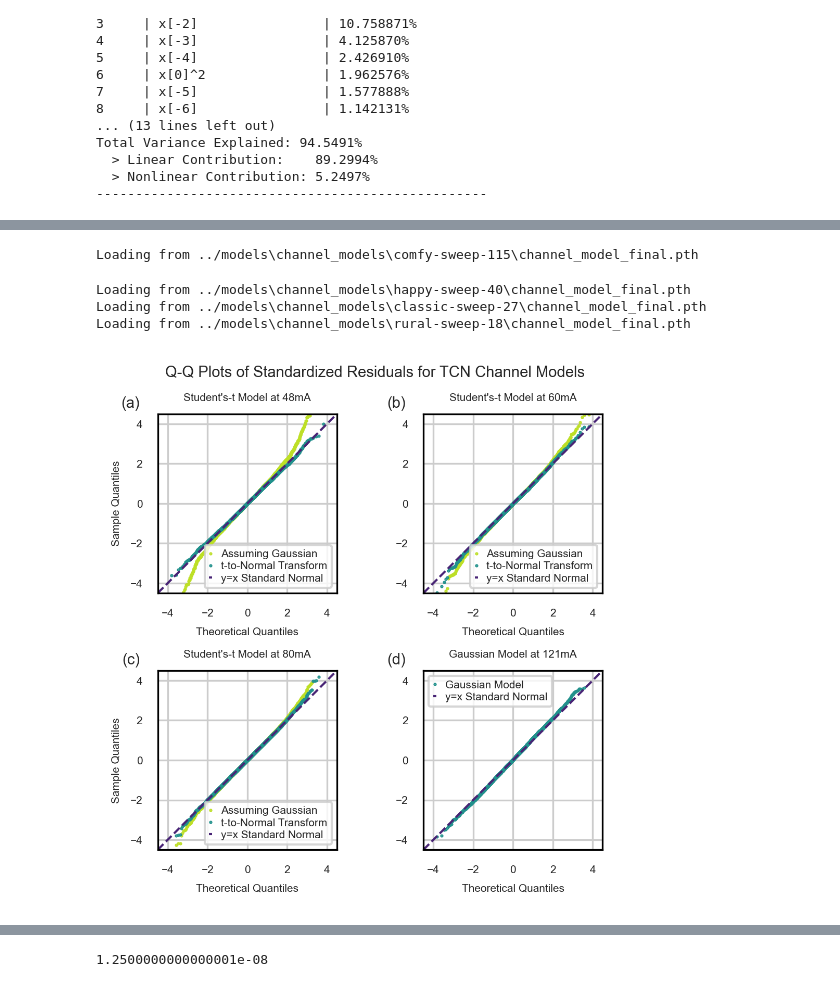
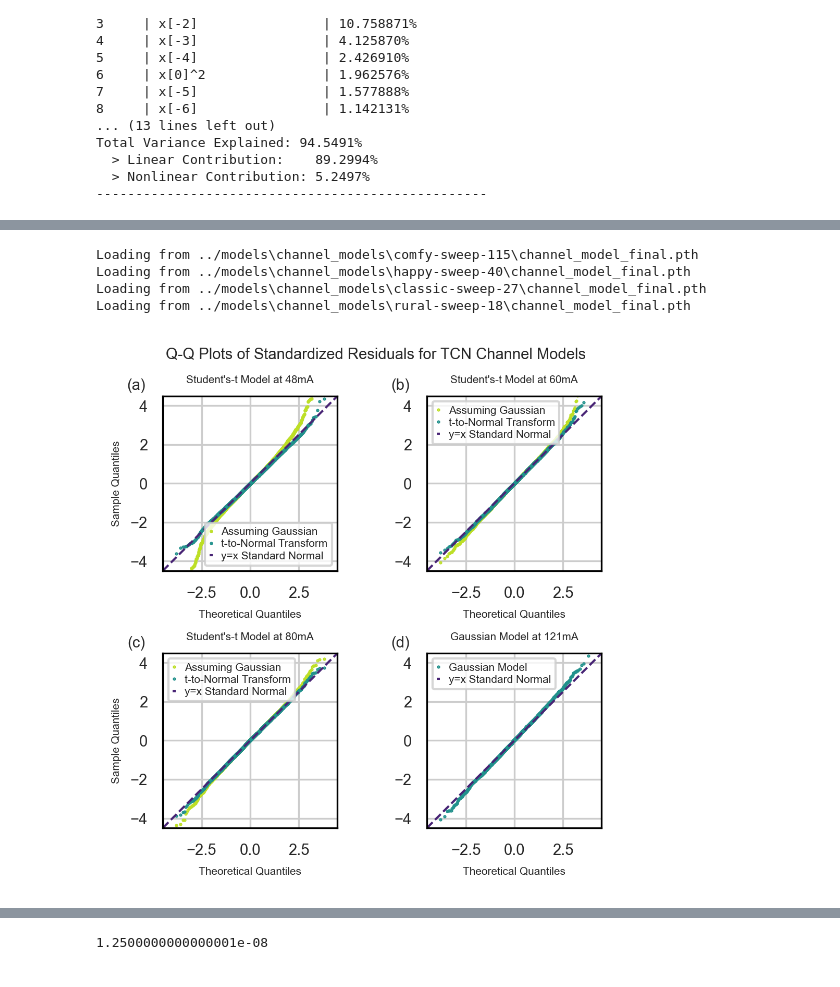
Before and after one commit to UW-Photonics-Lab/prob_tcn_for_LED, a Jupyter notebook: notebooks/make_figures.ipynb, the cells around one changed output, grey strips where cells are left out. Drawn from its saved outputs; the diff is of its cells as text; code cells hidden in the pictures.

```diff
--- a/notebooks/make_figures.ipynb
+++ b/notebooks/make_figures.ipynb
@@ -874,17 +883,17 @@ axs[0].set_ylabel('Var of Nu')
 axs[0].tick_params(axis='y')
 axs[1].set_ylabel('Var of Std')
 axs[1].tick_params(axis='y')
-fig.suptitle('Learned Uncertainty Variances vs Input Power')
+fig.suptitle('Learned Uncertainty Variances vs Normalized Input Power', y=0.9)
 
 # Add subplot labels (a, b, c)
 for i, ax in enumerate(axs):
-    ax.text(-0.1, 1.1, f"({chr(97 + i)})", transform=ax.transAxes,
-            fontsize=7, va='top', ha='right')
-plt.tight_layout(rect=[1, 1, 1, 1]) # Adjust rect to make room for suptitle
+    ax.text(-0.1, 1.05, f"({chr(97 + i)})", transform=ax.transAxes,
+            fontsize=PLOT_FONT_SIZE, va='top', ha='right')
+plt.tight_layout(rect=[0, 0.03, 1, 0.95])
 axs[0].grid(True)
 axs[1].grid(True)
-axs[0].set_xlabel('Input Power Level (Mean Squared Amplitude)')
-axs[1].set_xlabel('Input Power Level (Mean Squared Amplitude)')
+axs[0].set_xlabel('Normalized Input Power Level (Mean Squared Amplitude)')
+axs[1].set_xlabel('Normalized Input Power Level (Mean Squared Amplitude)')
 plt.savefig(
     os.path.join(PLOT_PATH, "learned_uncertainty_variances.svg"),
     format='svg',
@@ -954,17 +963,17 @@ axs[0].set_ylabel('Mean of Nu')
 axs[0].tick_params(axis='y')
 axs[1].set_ylabel('Mean of Std')
 axs[1].tick_params(axis='y')
-fig.suptitle('Learned Mean Uncertainty vs Input Power')
+fig.suptitle('Learned Mean Uncertainty vs Normalized Input Power', y=0.9)
 
 # Add subplot labels (a, b, c)
 for i, ax in enumerate(axs):
-    ax.text(-0.1, 1.1, f"({chr(97 + i)})", transform=ax.transAxes,
-            fontsize=7, va='top', ha='right')
-plt.tight_layout(rect=[1, 1, 1, 1]) # Adjust rect to make room for suptitle
+    ax.text(-0.1, 1.05, f"({chr(97 + i)})", transform=ax.transAxes,
+            fontsize=PLOT_FONT_SIZE, va='top', ha='right')
+plt.tight_layout(rect=[0, 0.03, 1, 0.95])
 axs[0].grid(True)
 axs[1].grid(True)
-axs[0].set_xlabel('Input Power Level (Mean Squared Amplitude)')
-axs[1].set_xlabel('Input Power Level (Mean Squared Amplitude)')
+axs[0].set_xlabel('Normalized Input Power Level (Mean Squared Amplitude)')
+axs[1].set_xlabel('Normalized Input Power Level (Mean Squared Amplitude)')
 plt.savefig(
     os.path.join(PLOT_PATH, "learned_mean_uncertainty.svg"),
     format='svg',
@@ -985,6 +994,6 @@ Loading from ../models\channel_models\rural-sweep-18\channel_model_final.pth
 # %%
 fig, axs =plt.subplots(2, 2, figsize=(fig_width, fig_height), constrained_layout=True)
-plt.suptitle("Q-Q Plots of Standardized Residuals for TCN Channel Models", fontsize=7)
+plt.suptitle("Q-Q Plots of Standardized Residuals for TCN Channel Models", fontsize=PLOT_FONT_SIZE)
 axes = (axs[0,0], axs[0,1], axs[1,0], axs[1,1])
 iter = 0
 for (dc_bias, ax) in zip(models.keys(), axes):
@@ -1018,15 +1027,15 @@ for (dc_bias, ax) in zip(models.keys(), axes):
         ax.plot([-4.5, 4.5], [-4.5, 4.5], color=cmap(0.1), linestyle='--', label='y=x Standard Normal')
         ax.set_xlim([-4.5, 4.5])
         ax.set_ylim([-4.5, 4.5])
-        ax.set_title(f"Gaussian Model at {dc_bias}", fontsize=5)
-        ax.set_xlabel("Theoretical Quantiles")
+        ax.set_title(f"Gaussian Model at {dc_bias}", fontsize=SMALL_PLOT_FONT_SIZE)
+        ax.set_xlabel("Theoretical Quantiles", fontsize=SMALL_PLOT_FONT_SIZE)
         if iter % 2 != 0:
             ax.set_ylabel("")
         else:
-            ax.set_ylabel("Sample Quantiles")
+            ax.set_ylabel("Sample Quantiles", fontsize=SMALL_PLOT_FONT_SIZE)
         ax.grid(True)
         ax.set_box_aspect(1)
-        ax.legend(fontsize=5,
+        ax.legend(fontsize=SMALL_PLOT_FONT_SIZE,
             handlelength=0.3,
             labelspacing=0.2)
     else:
@@ -1047,42 +1056,42 @@ for (dc_bias, ax) in zip(models.keys(), axes):
         ax.plot(osm, osr, marker='.', linestyle='none', color=cmap(0.5), label='t-to-Normal Transform', rasterized=True, markersize=1)
         ax.plot([-4.5, 4.5], [-4.5, 4.5], color=cmap(0.1), linestyle='--', label='y=x Standard Normal')
         ax.set_xlim([-4.5, 4.5])
         ax.set_ylim([-4.5, 4.5])
-        ax.set_title(f"Student's-t Model at {dc_bias}", fontsize=5)
-        ax.set_xlabel("Theoretical Quantiles")
-        ax.legend(fontsize=5,
+        ax.set_title(f"Student's-t Model at {dc_bias}", fontsize=SMALL_PLOT_FONT_SIZE)
+        ax.set_xlabel("Theoretical Quantiles", fontsize=SMALL_PLOT_FONT_SIZE)
+        ax.legend(fontsize=SMALL_PLOT_FONT_SIZE,
             handlelength=0.3,
             labelspacing=0.2)
         if iter % 2 != 0:
             ax.set_ylabel("")
         else:
-            ax.set_ylabel("Sample Quantiles")
+            ax.set_ylabel("Sample Quantiles", fontsize=SMALL_PLOT_FONT_SIZE)
         ax.set_box_aspect(1)
 
 
 
     iter += 1
 
     # Add subplot labels (a, b, c)
 
 
 for i, ax in enumerate(axes):
     ax.text(-0.1, 1.1, f"({chr(97 + i)})", transform=ax.transAxes,
-            fontsize=7, va='top', ha='right')
+            fontsize=PLOT_FONT_SIZE, va='top', ha='right')
 plt.savefig(
     os.path.join(PLOT_PATH, "qq_plots_residuals.svg"),
     format='svg',
     bbox_inches='tight',
     transparent=True,
     dpi=300
 )
 plt.show()
 # %% [output]
 Loading from ../models\channel_models\comfy-sweep-115\channel_model_final.pth
+Loading from ../models\channel_models\happy-sweep-40\channel_model_final.pth
+Loading from ../models\channel_models\classic-sweep-27\channel_model_final.pth
+Loading from ../models\channel_models\rural-sweep-18\channel_model_final.pth
-Loading from ../models\channel_models\happy-sweep-40\channel_model_final.pth
-Loading from ../models\channel_models\classic-sweep-27\channel_model_final.pth
-Loading from ../models\channel_models\rural-sweep-18\channel_model_final.pth
-[figure, old version]
+[figure, new version]
 # %%
 # Visual demonstration of the dynamic predicted mean/std over time
 ts = torch.linspace(0, 1, 8000)
```
Also changed, not shown: parts of 10 cells of this notebook, 10 other files.
